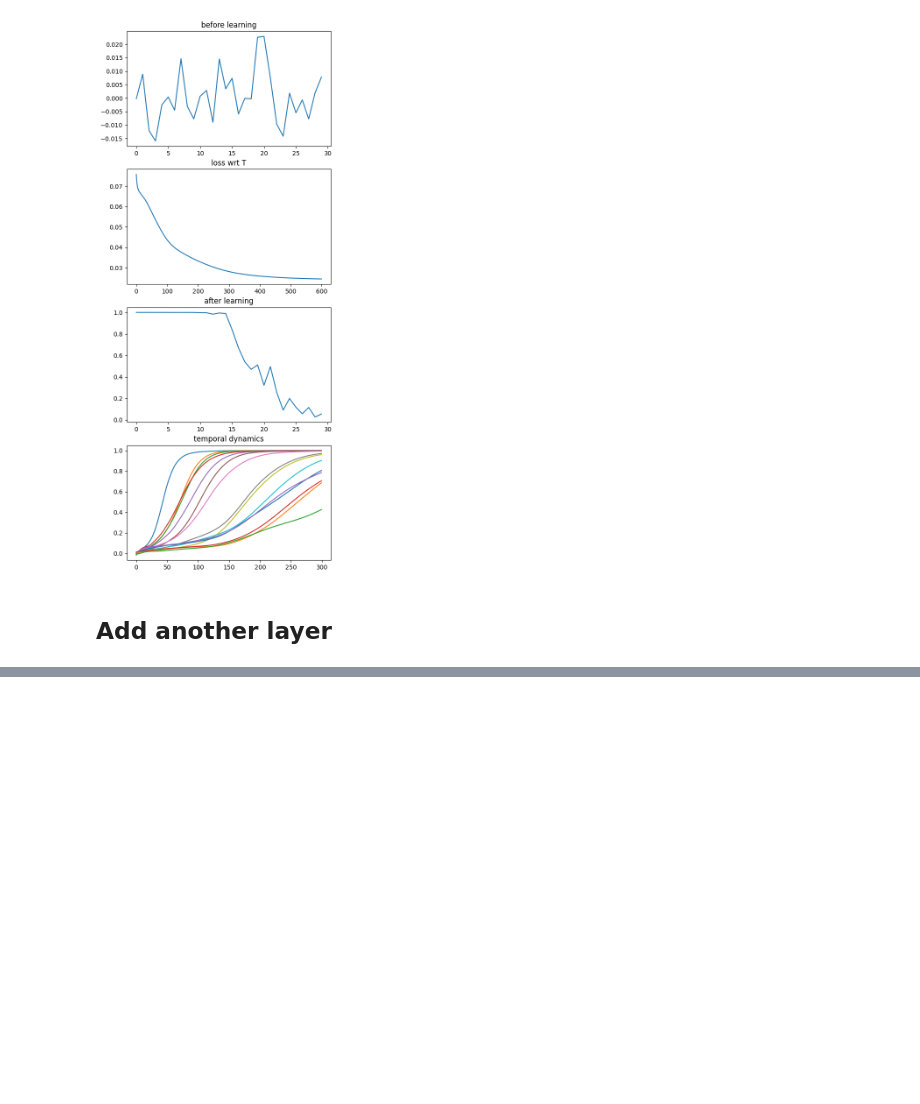
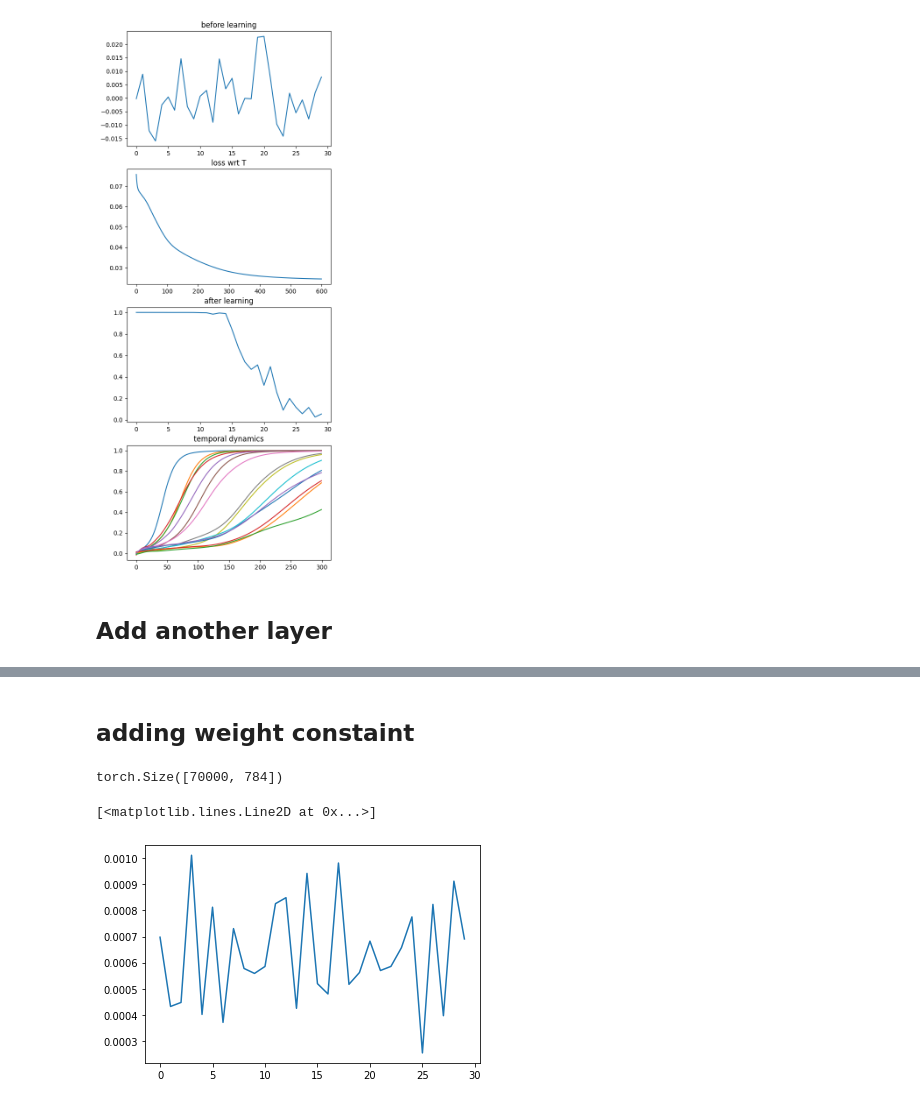
Before and after one commit to lingqiz/PsychophysicsNN, a Jupyter notebook: DeepPCA.ipynb, the cells around one changed output, grey strips where cells are left out. Saved outputs shown, nothing was run; the diff lists cells and outputs as text; code cells hidden in the pictures; blank space fills up the shorter version.

```diff
--- a/DeepPCA.ipynb
+++ b/DeepPCA.ipynb
@@ -504,0 +503,27 @@ iteration 550 / 600
+# %% [markdown]
+## adding weight constaint
+# %%
+def decompose_mtx(weight):
+    weight = weight.detach().numpy()
+    matrix = weight.T @ weight
+    diag = np.diag(components @ matrix @ components.T)
+
+    return diag
+# %%
+n_comp = 20
+input_size = 28 * 28
+
+input_X = torch.from_numpy(X_zero.T.astype(np.float32))
+w_init  = np.random.random(size=[n_comp, input_size])* 0.02 - 0.01
+w_init  = torch.tensor(w_init.astype(np.float32), requires_grad=True)
+
+print(input_X.shape)
+# %% [output]
+torch.Size([70000, 784])
+# %%
+n_item = 30
+diag = decompose_mtx(w_init)[0:n_item]
+plt.plot(diag)
+# %% [output]
+[<matplotlib.lines.Line2D at 0x...>]
+[figure, added]
```
Also changed, not shown: parts of 29 cells of this notebook.
